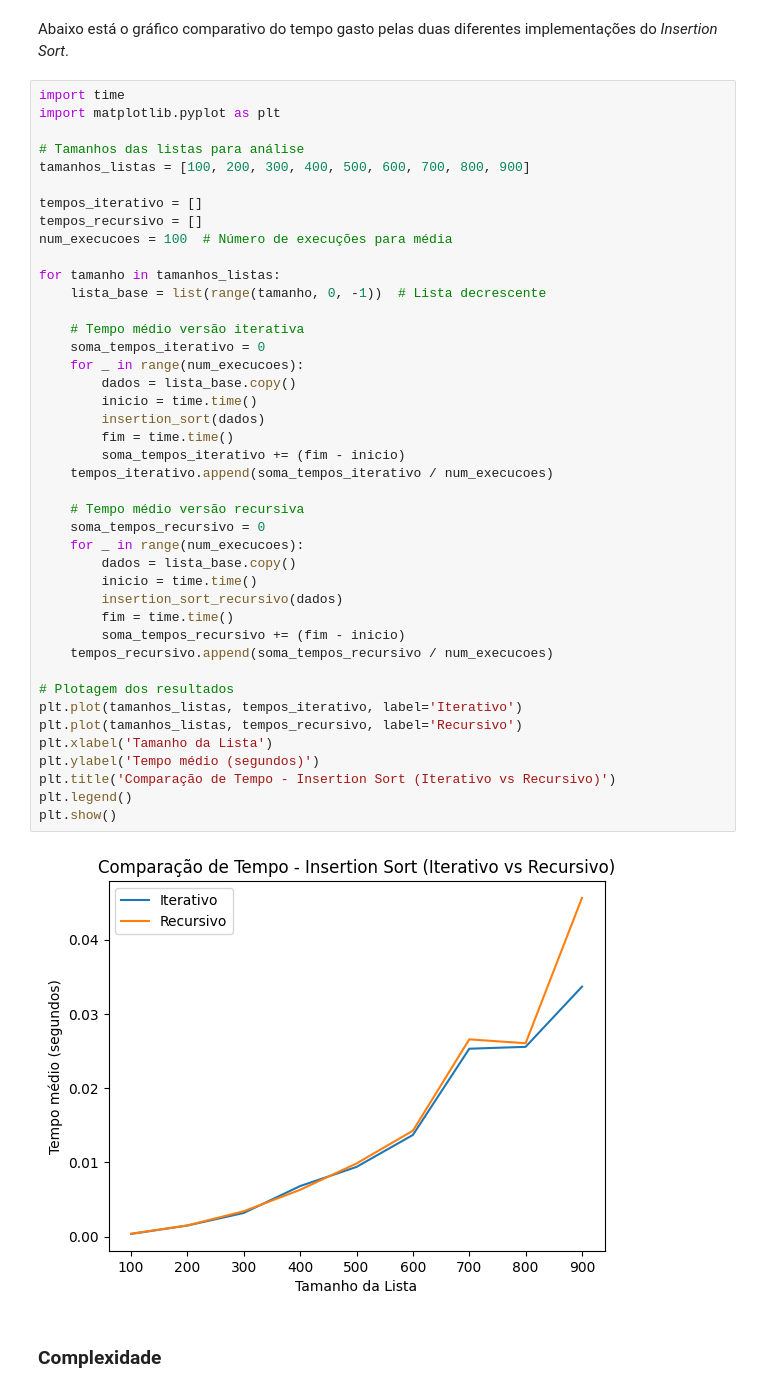
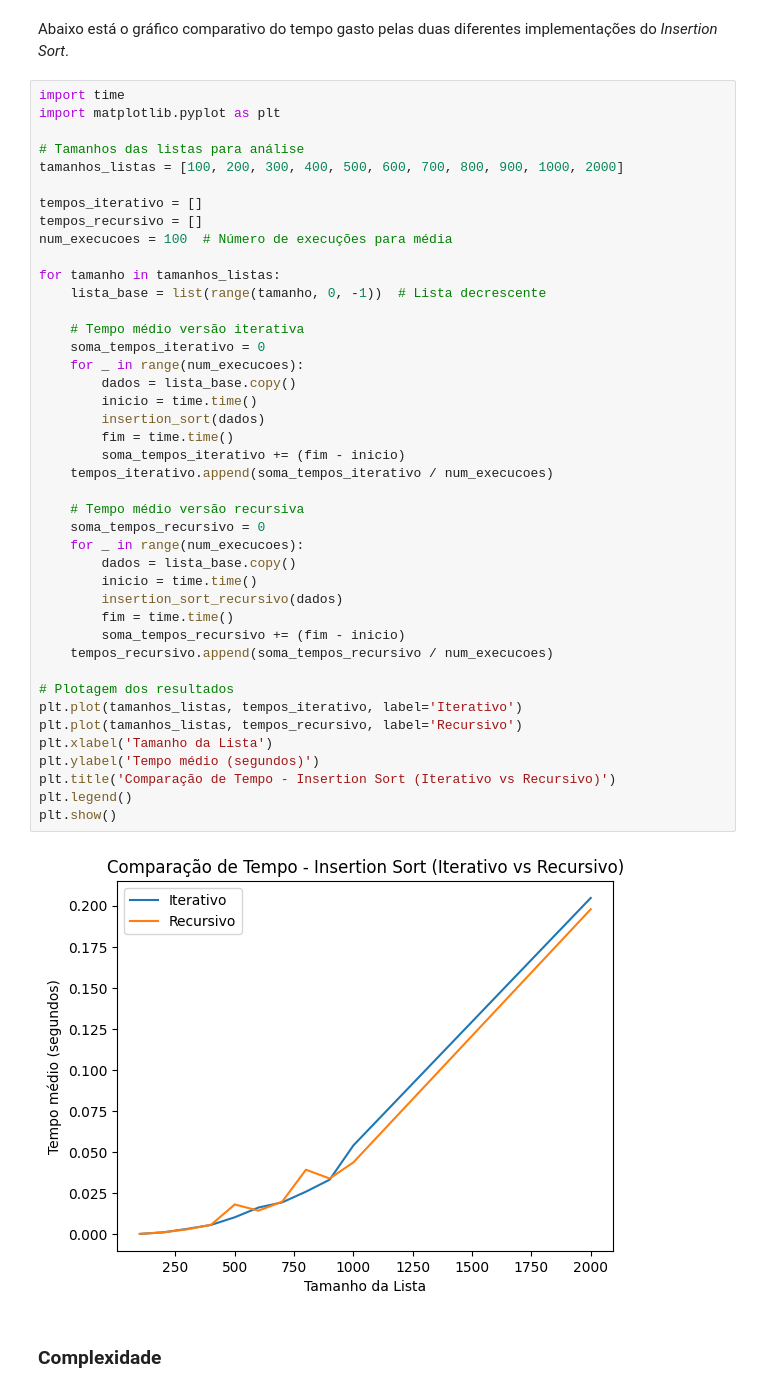
Before and after one commit to tiagopessoalima/ED1, a Jupyter notebook: Semana_03_(ED1).ipynb, the cells around one changed output. Cells and saved outputs as stored; diff of their text form.

```diff
--- a/Semana_03_(ED1).ipynb
+++ b/Semana_03_(ED1).ipynb
@@ -123,7 +123,7 @@ import time
 import matplotlib.pyplot as plt
 
 # Tamanhos das listas para análise
-tamanhos_listas = [100, 200, 300, 400, 500, 600, 700, 800, 900]
+tamanhos_listas = [100, 200, 300, 400, 500, 600, 700, 800, 900, 1000, 2000]
 
 tempos_iterativo = []
 tempos_recursivo = []
@@ -134,34 +134,34 @@ for tamanho in tamanhos_listas:
 
     # Tempo médio versão iterativa
     soma_tempos_iterativo = 0
     for _ in range(num_execucoes):
         dados = lista_base.copy()
         inicio = time.time()
         insertion_sort(dados)
         fim = time.time()
         soma_tempos_iterativo += (fim - inicio)
     tempos_iterativo.append(soma_tempos_iterativo / num_execucoes)
 
     # Tempo médio versão recursiva
     soma_tempos_recursivo = 0
     for _ in range(num_execucoes):
         dados = lista_base.copy()
         inicio = time.time()
         insertion_sort_recursivo(dados)
         fim = time.time()
         soma_tempos_recursivo += (fim - inicio)
     tempos_recursivo.append(soma_tempos_recursivo / num_execucoes)
 
 # Plotagem dos resultados
 plt.plot(tamanhos_listas, tempos_iterativo, label='Iterativo')
 plt.plot(tamanhos_listas, tempos_recursivo, label='Recursivo')
 plt.xlabel('Tamanho da Lista')
 plt.ylabel('Tempo médio (segundos)')
 plt.title('Comparação de Tempo - Insertion Sort (Iterativo vs Recursivo)')
 plt.legend()
 plt.show()
 # %% [output]
-[figure, old version]
+[figure, new version]
 # %% [markdown]
 ### **Complexidade**
 # %% [markdown]
```
Also changed, not shown: parts of 3 cells of this notebook.
